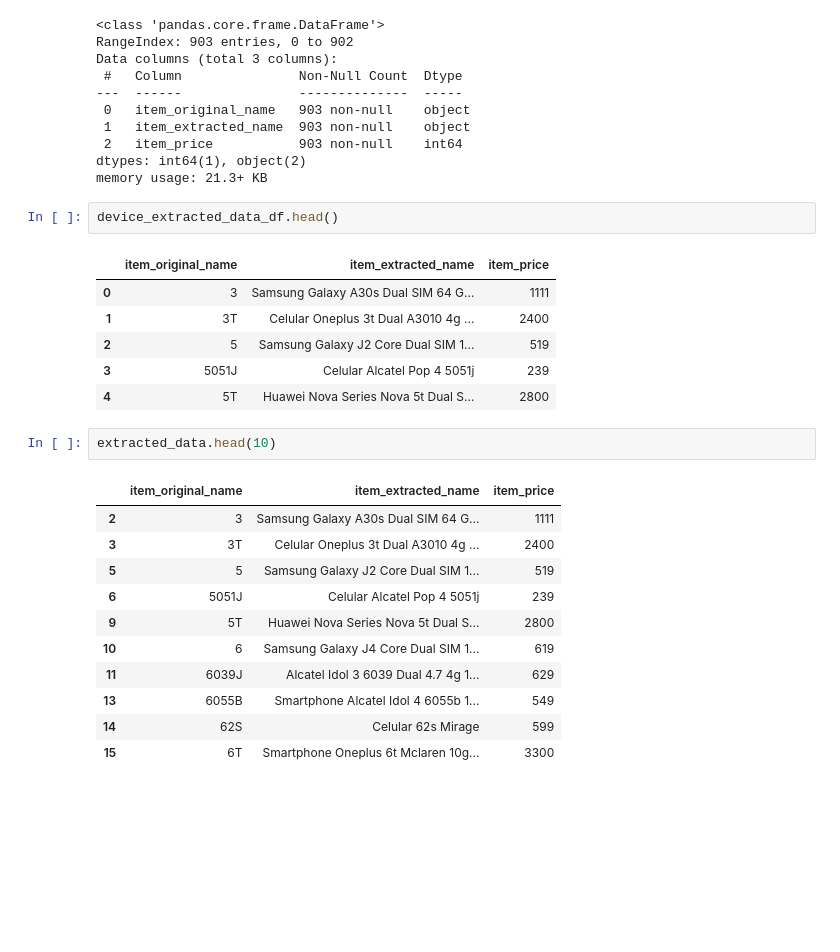
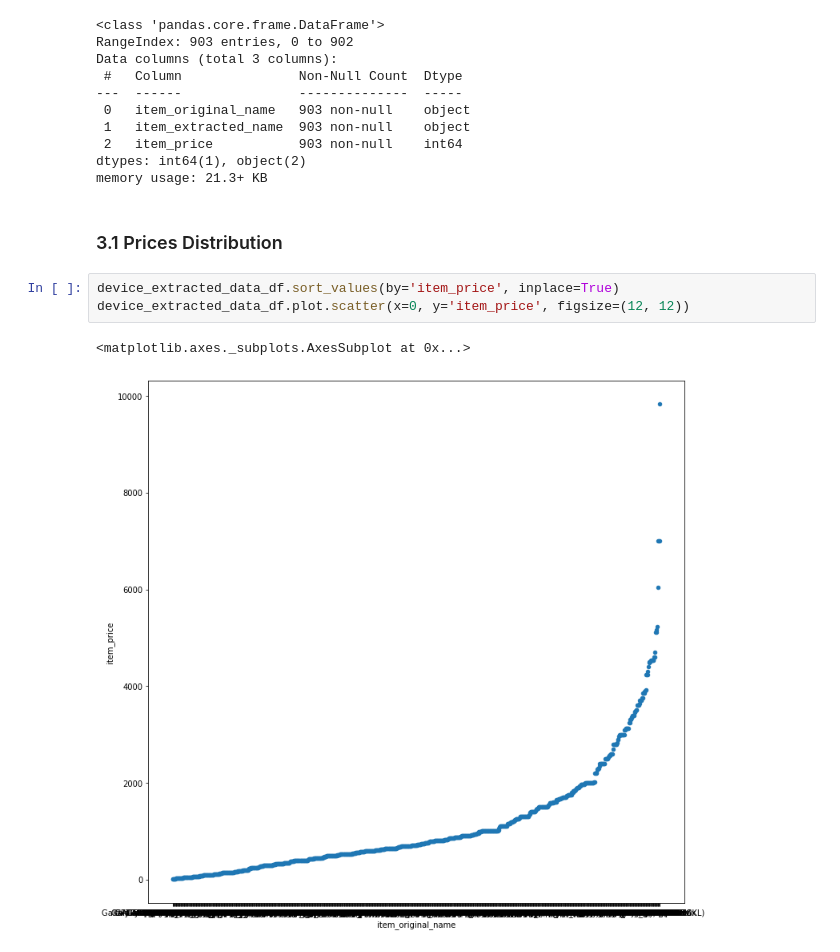
Before and after one commit to thiagolrpinho/phone_prices_crawler, a Jupyter notebook: main.ipynb, the cells around one changed output. Drawn from its saved outputs; the diff is of its cells as text; blank space fills up the shorter version.

```diff
--- a/main.ipynb
+++ b/main.ipynb
@@ -154,26 +137,11 @@ Data columns (total 3 columns):
  2   item_price           903 non-null    int64
 dtypes: int64(1), object(2)
 memory usage: 21.3+ KB
-# %%
-device_extracted_data_df.head()
-# %% [output]
-|  | item_original_name | item_extracted_name | item_price |
-| 0 | 3 | Samsung Galaxy A30s Dual SIM 64 G... | 1111 |
-| 1 | 3T | Celular Oneplus 3t Dual A3010 4g ... | 2400 |
-| 2 | 5 | Samsung Galaxy J2 Core Dual SIM 1... | 519 |
-| 3 | 5051J | Celular Alcatel Pop 4 5051j | 239 |
-| 4 | 5T | Huawei Nova Series Nova 5t Dual S... | 2800 |
-# %%
-extracted_data.head(10)
-# %% [output]
-|  | item_original_name | item_extracted_name | item_price |
-| 2 | 3 | Samsung Galaxy A30s Dual SIM 64 G... | 1111 |
-| 3 | 3T | Celular Oneplus 3t Dual A3010 4g ... | 2400 |
-| 5 | 5 | Samsung Galaxy J2 Core Dual SIM 1... | 519 |
-| 6 | 5051J | Celular Alcatel Pop 4 5051j | 239 |
-| 9 | 5T | Huawei Nova Series Nova 5t Dual S... | 2800 |
-| 10 | 6 | Samsung Galaxy J4 Core Dual SIM 1... | 619 |
-| 11 | 6039J | Alcatel Idol 3 6039 Dual 4.7 4g 1... | 629 |
-| 13 | 6055B | Smartphone Alcatel Idol 4 6055b 1... | 549 |
-| 14 | 62S | Celular 62s Mirage | 599 |
-| 15 | 6T | Smartphone Oneplus 6t Mclaren 10g... | 3300 |
+# %% [markdown]
+### 3.1 Prices Distribution
+# %%
+device_extracted_data_df.sort_values(by='item_price', inplace=True)
+device_extracted_data_df.plot.scatter(x=0, y='item_price', figsize=(12, 12))
+# %% [output]
+<matplotlib.axes._subplots.AxesSubplot at 0x...>
+[figure, added]
```
Also changed, not shown: parts of 15 cells of this notebook.
